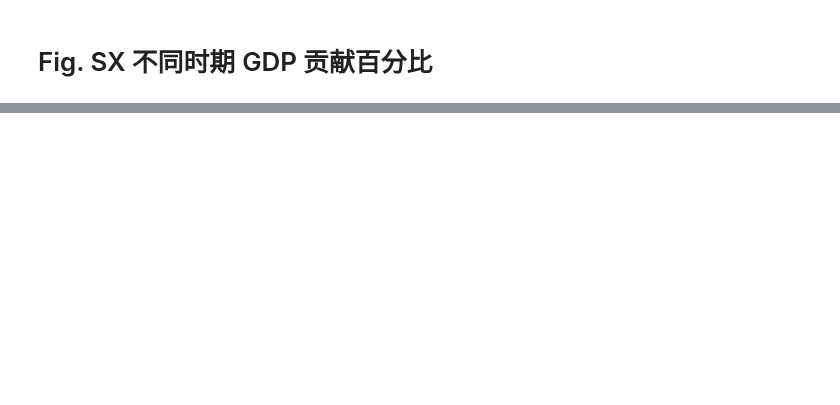
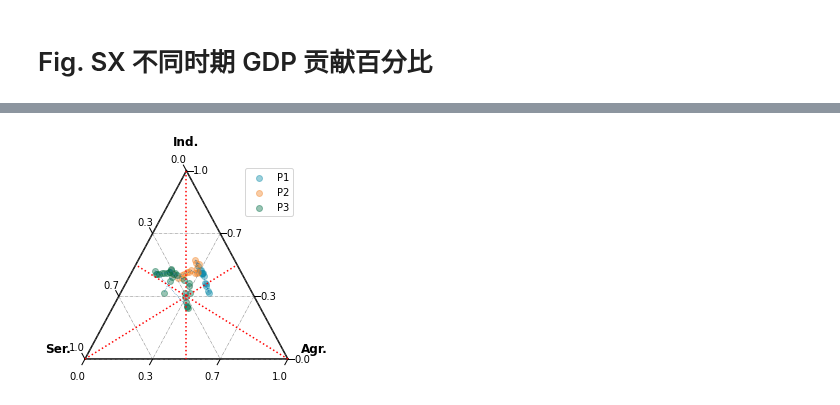
Before and after one commit to SongshGeo/Water-Governance-Regimes, a Jupyter notebook: schemes/附录图制作.ipynb, the cells around one changed output, grey strips where cells are left out. Saved outputs shown, nothing was run; the diff lists cells and outputs as text; code cells hidden in the pictures; blank space fills up the shorter version.

```diff
--- a/schemes/附录图制作.ipynb
+++ b/schemes/附录图制作.ipynb
@@ -444,2 +442,8 @@ NameError: name 'regions' is not defined
 # %% [markdown]
 # Fig. SX 不同时期 GDP 贡献百分比
+# %%
+gdp_yr = pd.DataFrame()
+for i, industry in enumerate(industries):
+    gdp_yr[industries_eng[i]] = extract_gdp_by_industry(gdp, industry)
+
+gdp_yr.head()
@@ -445,0 +458,63 @@ NameError: name 'regions' is not defined
+# %%
+# 制作三元图
+period_colors = ['#0889A6', '#F1801F', '#006C43']
+points = []
+points_1, points_2, points_3 = [], [], []
+size_1, size_2, size_3 = [], [], []
+scale = 100
+
+z_ipwu, z_wdi, z_sfv = [gdp_yr[col] for col in gdp_yr]
+for yr in gdp_yr.index:
+    sumed = z_ipwu[yr] + z_wdi[yr] + z_sfv[yr]  # 这里点的大小是三者 z_score 相加
+    point = (z_ipwu[yr]/sumed, z_wdi[yr]/sumed, z_sfv[yr]/sumed)
+    points.append(point)
+    if yr < 1978:
+        points_1.append(point)
+        size_1.append(sumed * scale)
+    elif yr < 1993:
+        points_2.append(point)
+        size_2.append(sumed * scale)
+    else:
+        points_3.append(point)
+        size_3.append(sumed * scale)
+
+import ternary
+fig, ax = plt.subplots(figsize=(4, 4))
+figure, tax = ternary.figure(ax=ax, scale=1)
+tax.boundary()
+tax.gridlines(ls="-.", multiple=1./3, color="gray")
+# Plot a few different styles with a legend
+tax.scatter(points_1, marker='o', color=period_colors[0], label="P1", alpha=.4)
+tax.scatter(points_2, marker='o', color=period_colors[1], label="P2", alpha=.4)
+tax.scatter(points_3, marker='o', color=period_colors[2], label="P3", alpha=.4)
+tax.plot(points, ls=':', lw='0.7')
+fontsize = 12
+offset = 0.15
+
+tax.ticks(axis='brl', multiple=1./3, linewidth=1, tick_formats="%.1f", offset=0.03)
+# tax.ticks(axis='l', clockwise=True, multiple=1./3, linewidth=1, tick_formats="%.1f", offset=0.03)
+tax.get_axes().axis('off')
+tax.clear_matplotlib_ticks()
+
+def get_point(yr):
+    a = z_ipwu[yr] + z_wdi[yr] - z_sfv[yr]
+    return (z_ipwu[yr]/a, z_wdi[yr]/a, z_sfv[yr]/a)
+
+tax.set_axis_limits((0,1))
+# tax.annotate("1965", position=get_point(1965))
+# tax.annotate("1978", position=get_point(1978))
+# tax.annotate("1994", position=get_point(1994))
+# tax.annotate("2013", position=get_point(2013))
+tax.line((0,0,1),(.5,.5,0), ls=":", color='red')
+tax.line((0,1,0),(.5,0,.5), ls=":", color='red')
+tax.line((1,0,0),(0,.5,.5), ls=":", color='red')
+tax.right_corner_label("Agr.", fontsize=fontsize, offset=0.3, weight='bold')
+tax.top_corner_label("Ind.", fontsize=fontsize, offset=0.25, weight='bold')
+tax.left_corner_label("Ser.", fontsize=fontsize, offset=0.3, weight='bold')
+
+tax.legend()
+tax.show()
+tax.savefig("../figures/main_text/phases.jpg", dpi=300)
+tax.savefig("../figures/main_text/phases.pdf", dpi=300);
+# %% [output]
+[figure, added]
```
Also changed, not shown: parts of 9 cells of this notebook, 14 other files.
